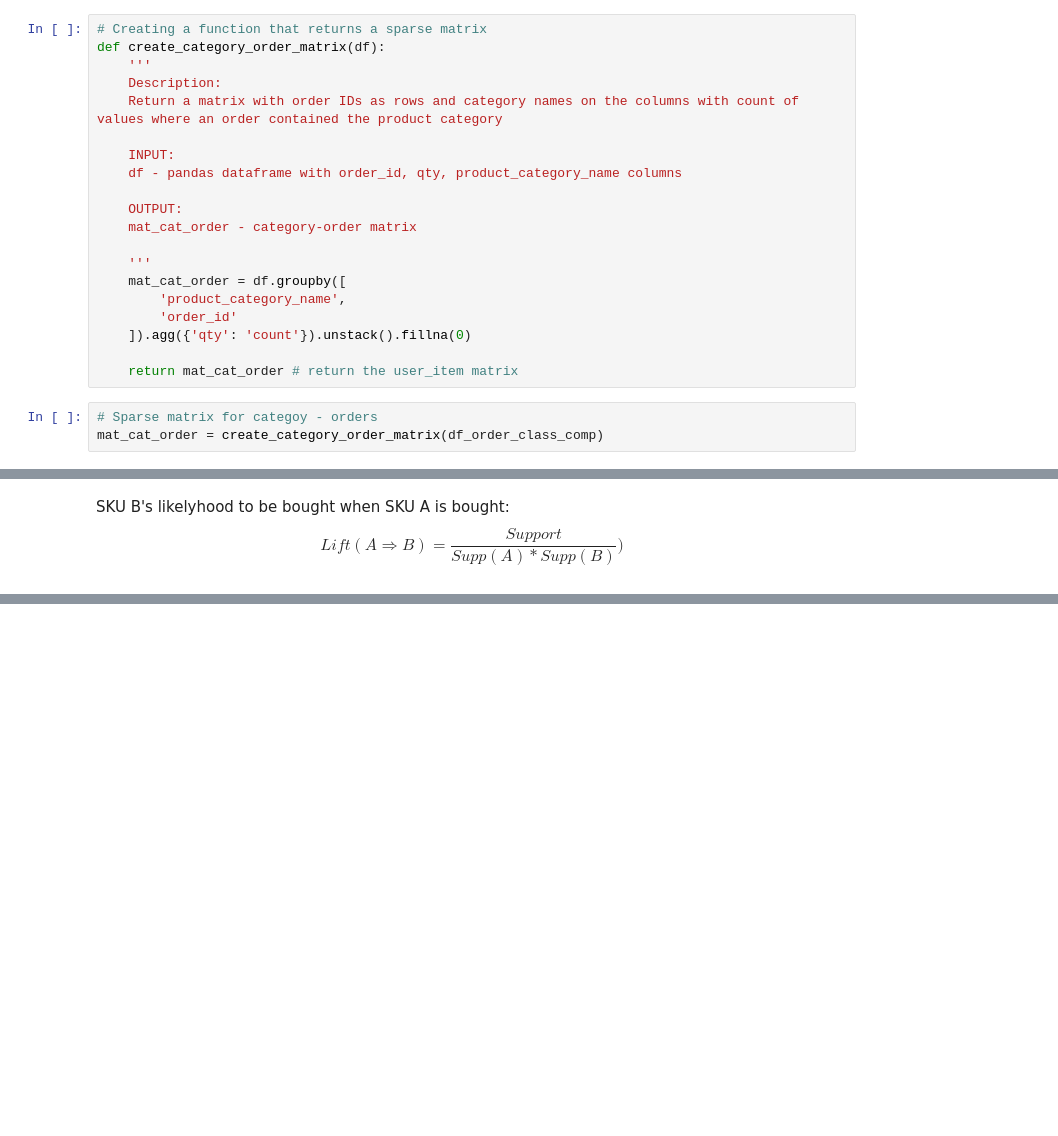
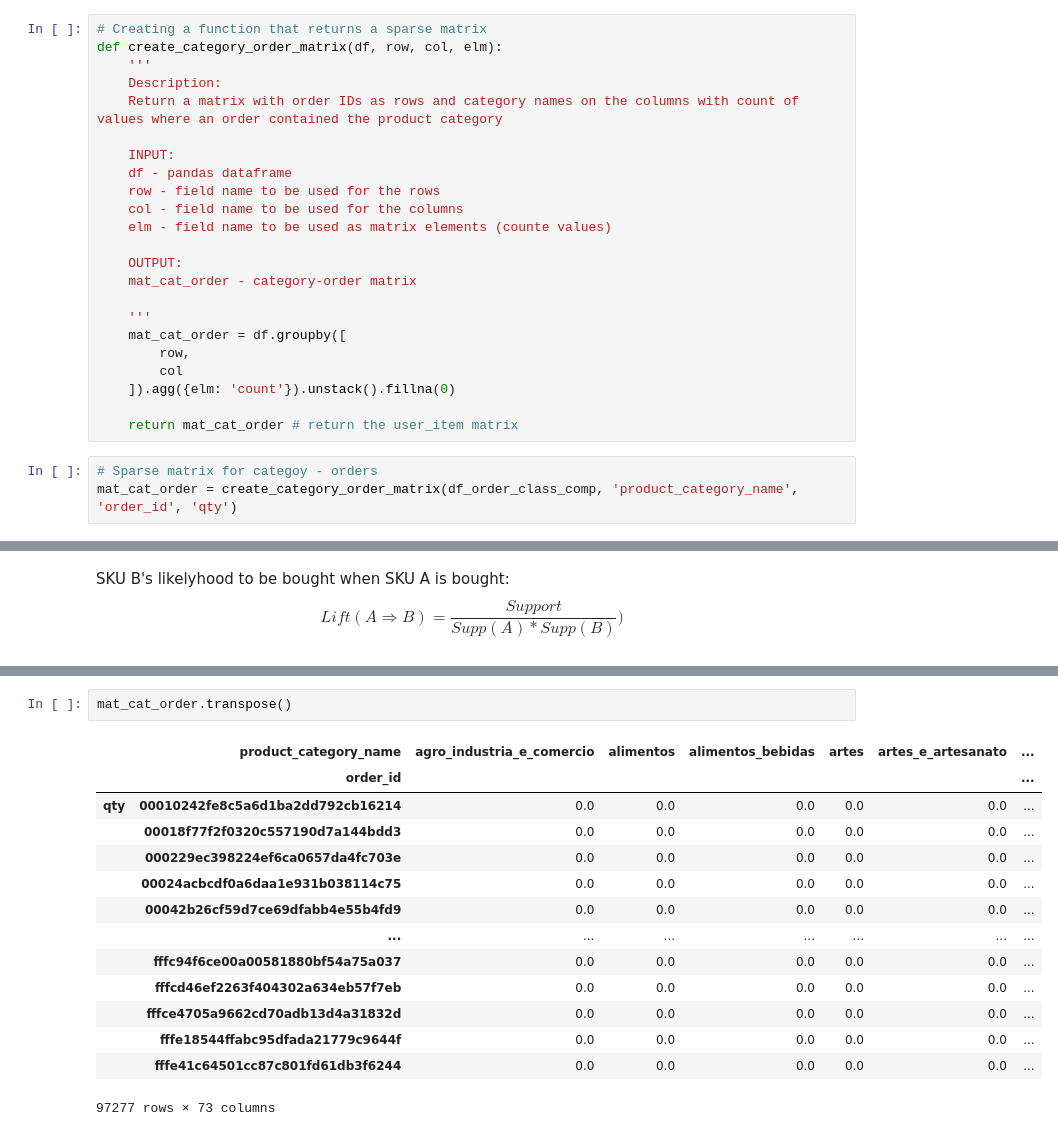
Before and after one commit to LarsTinnefeld/Olist-order-profile-analysis, a Jupyter notebook: olist_order_profile.ipynb, the cells around one changed output, grey strips where cells are left out. Saved outputs shown, nothing was run; the diff lists cells and outputs as text; blank space fills up the shorter version.

```diff
--- a/olist_order_profile.ipynb
+++ b/olist_order_profile.ipynb
@@ -319,27 +317,30 @@ plt.xlabel('Order count');
 Which cetegories are similar based on orders?
 # %%
 # Creating a function that returns a sparse matrix
-def create_category_order_matrix(df):
+def create_category_order_matrix(df, row, col, elm):
     '''
     Description:
     Return a matrix with order IDs as rows and category names on the columns with count of values where an order contained the product category
 
     INPUT:
-    df - pandas dataframe with order_id, qty, product_category_name columns
+    df - pandas dataframe
+    row - field name to be used for the rows
+    col - field name to be used for the columns
+    elm - field name to be used as matrix elements (counte values)
 
     OUTPUT:
     mat_cat_order - category-order matrix
 
     '''
     mat_cat_order = df.groupby([
-        'product_category_name',
-        'order_id'
-    ]).agg({'qty': 'count'}).unstack().fillna(0)
+        row,
+        col
+    ]).agg({elm: 'count'}).unstack().fillna(0)
 
     return mat_cat_order # return the user_item matrix
 # %%
 # Sparse matrix for categoy - orders
-mat_cat_order = create_category_order_matrix(df_order_class_comp)
+mat_cat_order = create_category_order_matrix(df_order_class_comp, 'product_category_name', 'order_id', 'qty')
 # %%
 mat_cat_order.head()
 # %% [output]
@@ -772,0 +785,17 @@ I will try to run the math on the SKU level first. But given the extremely small
+# %%
+mat_cat_order.transpose()
+# %% [output]
+|  | product_category_name | agro_industria_e_comercio | alimentos | alimentos_bebidas | artes | artes_e_artesanato | ... |
+|  | order_id |  |  |  |  |  | ... |
+| qty | 00010242fe8c5a6d1ba2dd792cb16214 | 0.0 | 0.0 | 0.0 | 0.0 | 0.0 | ... |
+|  | 00018f77f2f0320c557190d7a144bdd3 | 0.0 | 0.0 | 0.0 | 0.0 | 0.0 | ... |
+|  | 000229ec398224ef6ca0657da4fc703e | 0.0 | 0.0 | 0.0 | 0.0 | 0.0 | ... |
+|  | 00024acbcdf0a6daa1e931b038114c75 | 0.0 | 0.0 | 0.0 | 0.0 | 0.0 | ... |
+|  | 00042b26cf59d7ce69dfabb4e55b4fd9 | 0.0 | 0.0 | 0.0 | 0.0 | 0.0 | ... |
+|  | ... | ... | ... | ... | ... | ... | ... |
+|  | fffc94f6ce00a00581880bf54a75a037 | 0.0 | 0.0 | 0.0 | 0.0 | 0.0 | ... |
+|  | fffcd46ef2263f404302a634eb57f7eb | 0.0 | 0.0 | 0.0 | 0.0 | 0.0 | ... |
+|  | fffce4705a9662cd70adb13d4a31832d | 0.0 | 0.0 | 0.0 | 0.0 | 0.0 | ... |
+|  | fffe18544ffabc95dfada21779c9644f | 0.0 | 0.0 | 0.0 | 0.0 | 0.0 | ... |
+|  | fffe41c64501cc87c801fd61db3f6244 | 0.0 | 0.0 | 0.0 | 0.0 | 0.0 | ... |
+97277 rows × 73 columns
```
Also changed, not shown: parts of 8 cells of this notebook.
